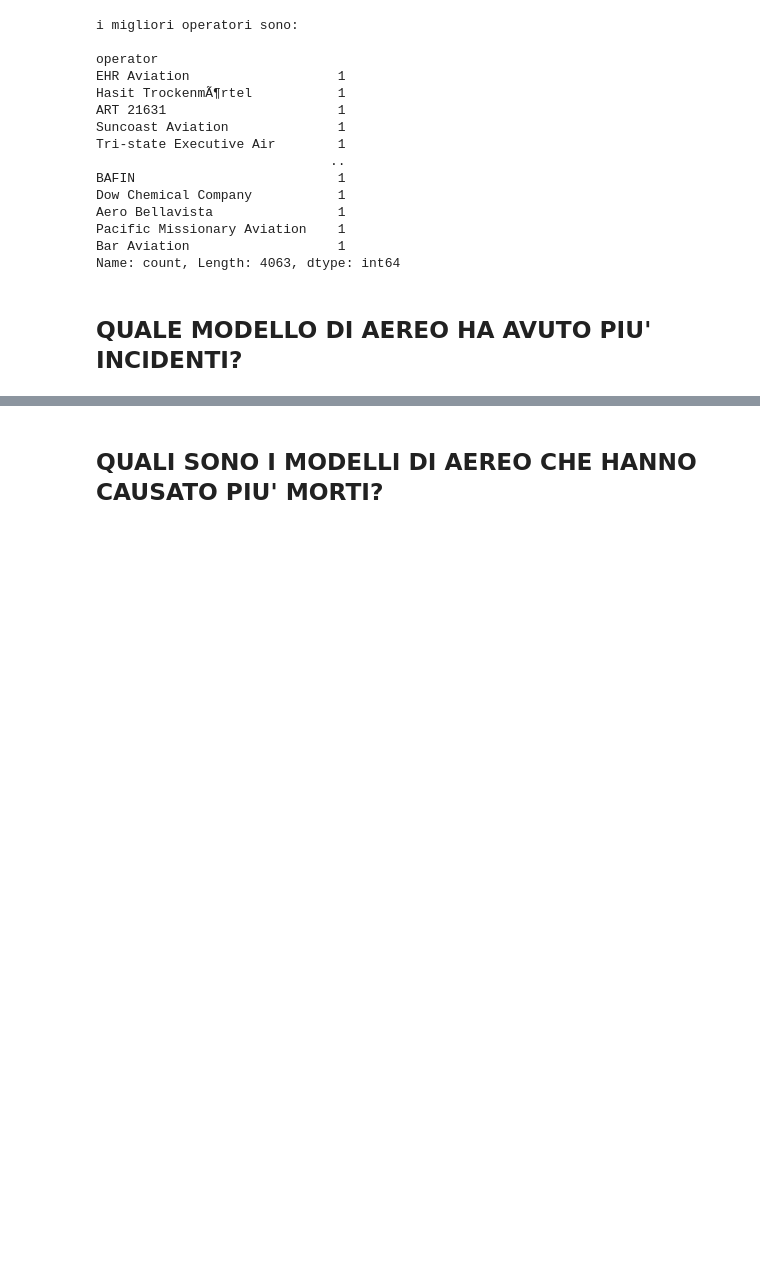
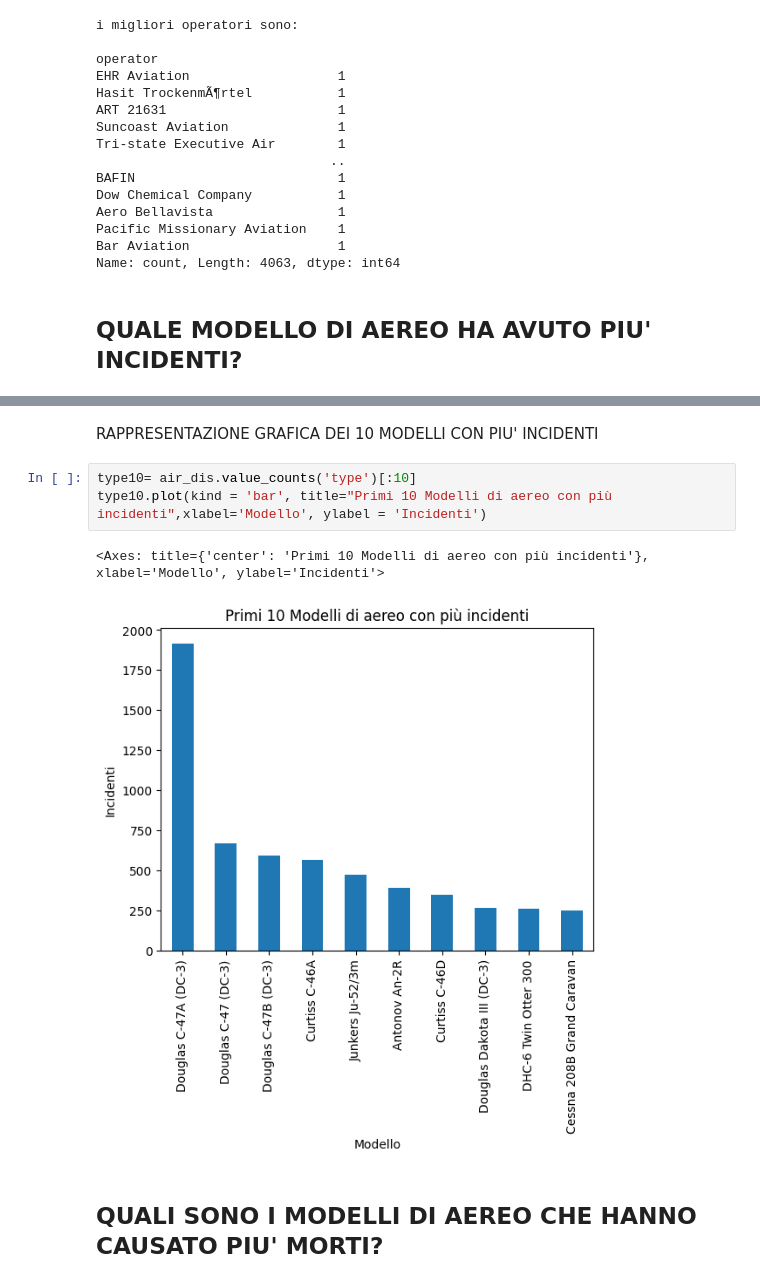
Before and after one commit to EnFiore/Master-AI, a Jupyter notebook: analisi_disastri_aerei.ipynb, the cells around one changed output, grey strips where cells are left out. Saved outputs shown, nothing was run; the diff lists cells and outputs as text; blank space fills up the shorter version.

```diff
--- a/analisi_disastri_aerei.ipynb
+++ b/analisi_disastri_aerei.ipynb
@@ -171,3 +112,11 @@ air_dis.head()
+# %% [markdown]
+RAPPRESENTAZIONE GRAFICA DEI 10 MODELLI CON PIU' INCIDENTI
+# %%
+type10= air_dis.value_counts('type')[:10]
+type10.plot(kind = 'bar', title="Primi 10 Modelli di aereo con più incidenti",xlabel='Modello', ylabel = 'Incidenti')
+# %% [output]
+<Axes: title={'center': 'Primi 10 Modelli di aereo con più incidenti'}, xlabel='Modello', ylabel='Incidenti'>
+[figure, added]
 # %% [markdown]
 ## QUALI SONO I MODELLI DI AEREO CHE HANNO CAUSATO PIU' MORTI?
 # %%
```
Also changed, not shown: parts of 33 cells of this notebook.
